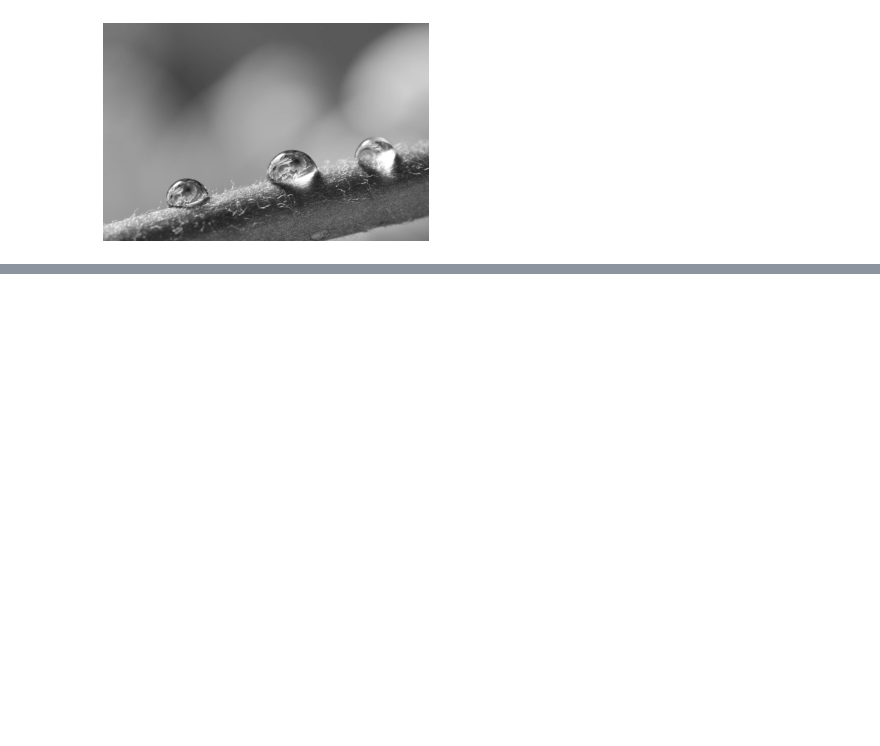
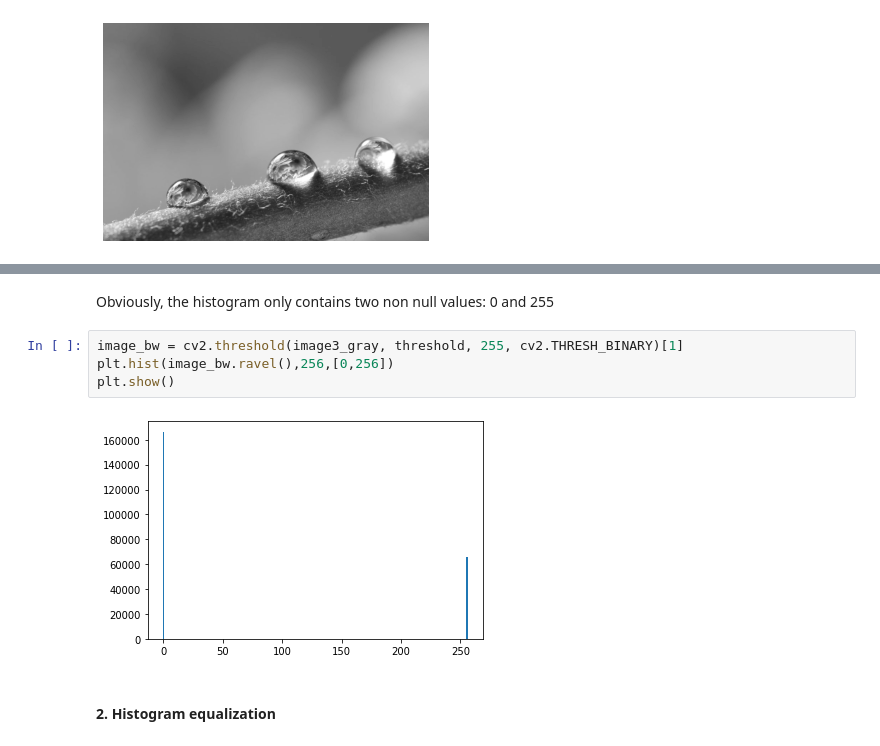
Before and after one commit to AhmedCharfeddine/ImageProcessingLab, a Jupyter notebook: session1/main.ipynb, the cells around one changed output, grey strips where cells are left out. Drawn from its saved outputs; the diff is of its cells as text; blank space fills up the shorter version.

```diff
--- a/session1/main.ipynb
+++ b/session1/main.ipynb
@@ -175,0 +209,10 @@ plt.show()
+# %% [markdown]
+Obviously, the histogram only contains two non null values: 0 and 255
+# %%
+image_bw = cv2.threshold(image3_gray, threshold, 255, cv2.THRESH_BINARY)[1]
+plt.hist(image_bw.ravel(),256,[0,256])
+plt.show()
+# %% [output]
+[figure, added]
+# %% [markdown]
+#### 2. Histogram equalization
```
Also changed, not shown: parts of 23 cells of this notebook, 2 other files.
